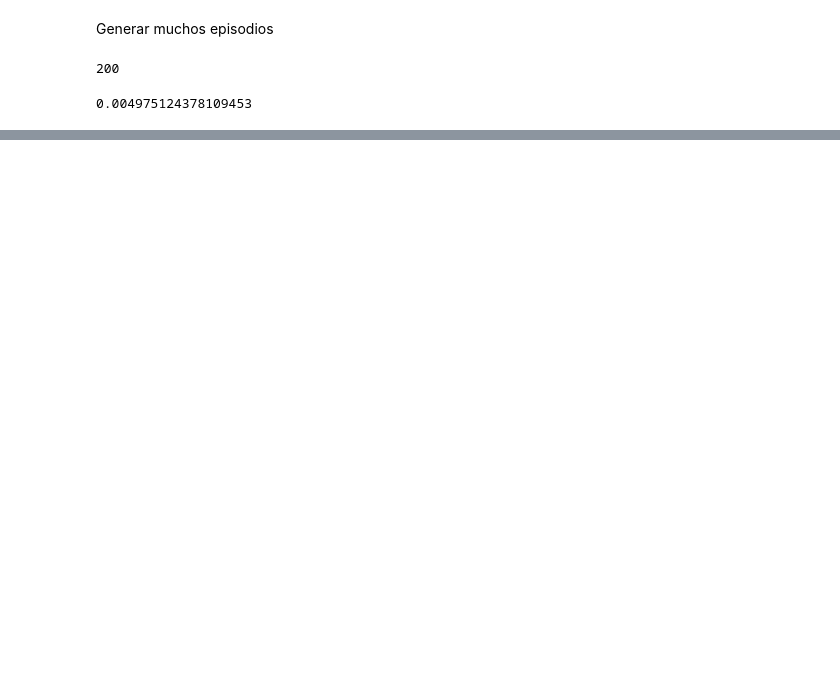
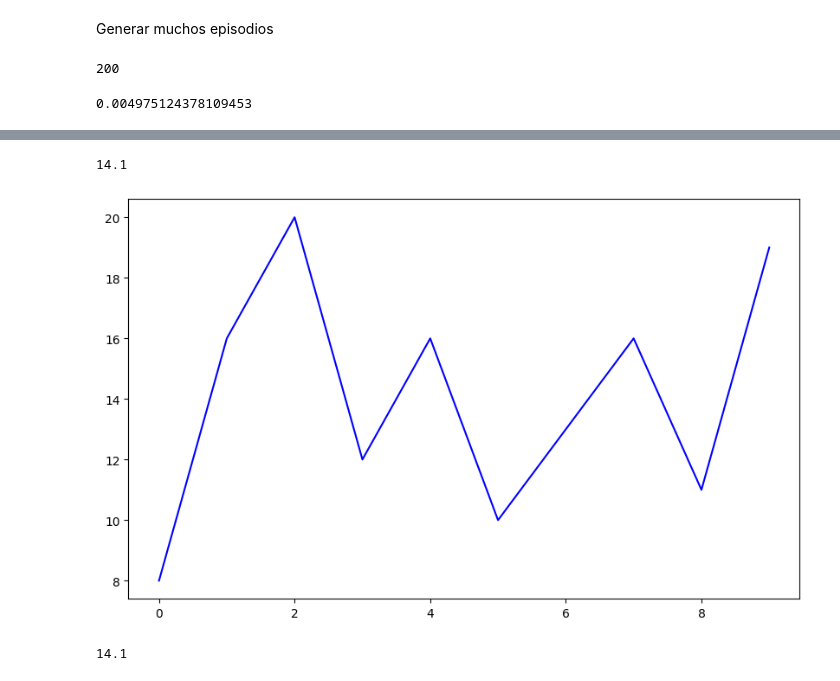
Before and after one commit to JosefinaFerrari/Obligatorio-IA, a Jupyter notebook: Taxi/taxi.ipynb, the cells around one changed output, grey strips where cells are left out. Cells and saved outputs as stored; diff of their text form; code cells hidden in the pictures; blank space fills up the shorter version.

```diff
--- a/Taxi/taxi.ipynb
+++ b/Taxi/taxi.ipynb
@@ -164,3 +172,6 @@ array([[ 0.        ,  0.        ,  0.        ,  0.        ,  0.        ,
+# %%
+rewards_testing=[]
+steps_testing=[]
 # %%
 i = 0
 while i< 10:
@@ -197,0 +216,12 @@ total_steps 14
+# %%
+# Plot steps
+plt.figure(figsize=(10, 6))
+plt.plot(steps_testing, color='blue', label='Episode steps')
+# %% [output]
+14.1
+[figure, added]
+# %%
+average_steps = np.mean(steps_testing)
+print(average_steps)
+# %% [output]
+14.1
```
Also changed, not shown: parts of 8 cells of this notebook.
